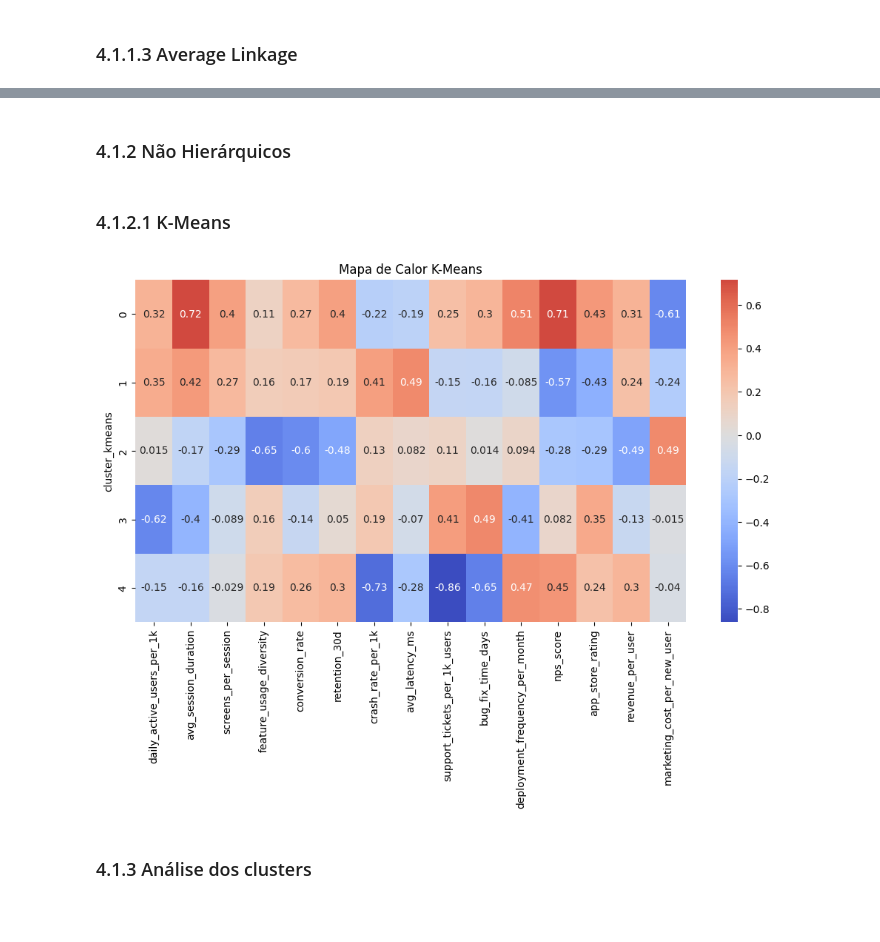
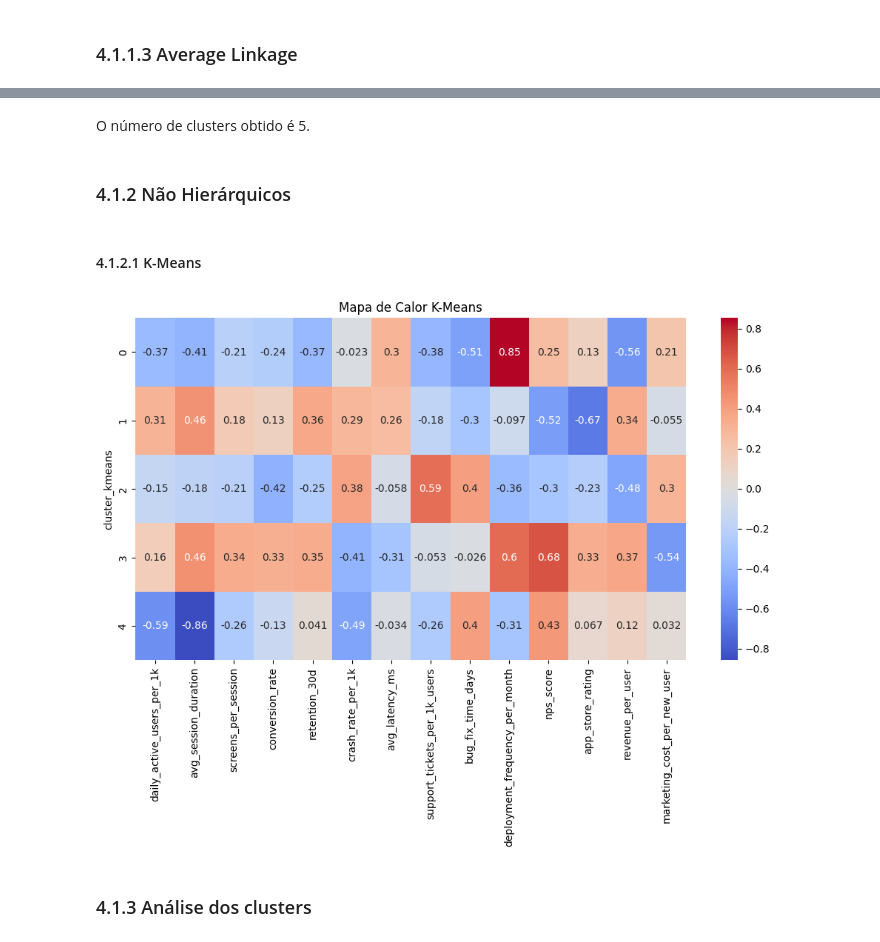
Before and after one commit to jfeiteira/Mini-projeto-do-PCA-e-Cluster, a Jupyter notebook: cluster.ipynb, the cells around one changed output, grey strips where cells are left out. Saved outputs shown, nothing was run; the diff lists cells and outputs as text; code cells hidden in the pictures; blank space fills up the shorter version.

```diff
--- a/cluster.ipynb
+++ b/cluster.ipynb
@@ -732,9 +412,9 @@ plt.show()
 # %% [output]
 [figure]
 # %%
-df_scaled = pd.DataFrame(df_scaled, columns=df_imp_2.columns)
-df_clean_2 = df_scaled.loc[~outliers_mask].reset_index(drop=True)
-X_clean_2 = df_clean.select_dtypes(include=[np.number])
+df_scaled_2 = pd.DataFrame(df_scaled_2, columns=df_imp_2.columns)
+df_clean_2 = df_scaled_2.loc[~outliers_mask].reset_index(drop=True)
+X_clean_2 = df_clean_2.select_dtypes(include=[np.number])
 
 scaler = RobustScaler()
 X_scaled_clean_2 = scaler.fit_transform(X_clean_2)
@@ -868,31 +610,33 @@ Como podemos notar pelo valor obtido, 5 clusters pode não ser o melhor valor pa
+# %% [markdown]
+O número de clusters obtido é 5.
 # %% [markdown]
 ### 4.1.2 Não Hierárquicos
 # %% [markdown]
-### 4.1.2.1 K-Means
+#### 4.1.2.1 K-Means
 # %%
 ## Implementação K-Means
 
-df_k = df_clean.copy()
+df_k2 = df_clean_2.copy()
 scaler = StandardScaler()
-X_scaled = scaler.fit_transform(df_clean)
+X_scaled = scaler.fit_transform(df_clean_2)
 
 kmeans = KMeans(n_clusters=5, random_state=42)
 kmeans.fit(X_scaled)
 
 labels = kmeans.labels_
 
 # Add cluster labels to your dataframe
-df_k['cluster_kmeans'] = labels
+df_k2['cluster_kmeans'] = labels
 
 #print(df_k.groupby('cluster_kmeans').mean())
 
-
 plt.figure(figsize=(12,6))
-sns.heatmap(df_k.groupby('cluster_kmeans').mean(), annot=True, cmap='coolwarm', center=0)
+sns.heatmap(df_k2.groupby('cluster_kmeans').mean(), annot=True, cmap='coolwarm', center=0)
 plt.title("Mapa de Calor K-Means")
+plt.savefig("k_means.png", dpi=300, bbox_inches='tight')
 plt.show()
 # %% [output]
-[figure, old version]
+[figure, new version]
 # %% [markdown]
 ### 4.1.3 Análise dos clusters
 # %% [markdown]
```
Also changed, not shown: parts of 88 cells of this notebook.
